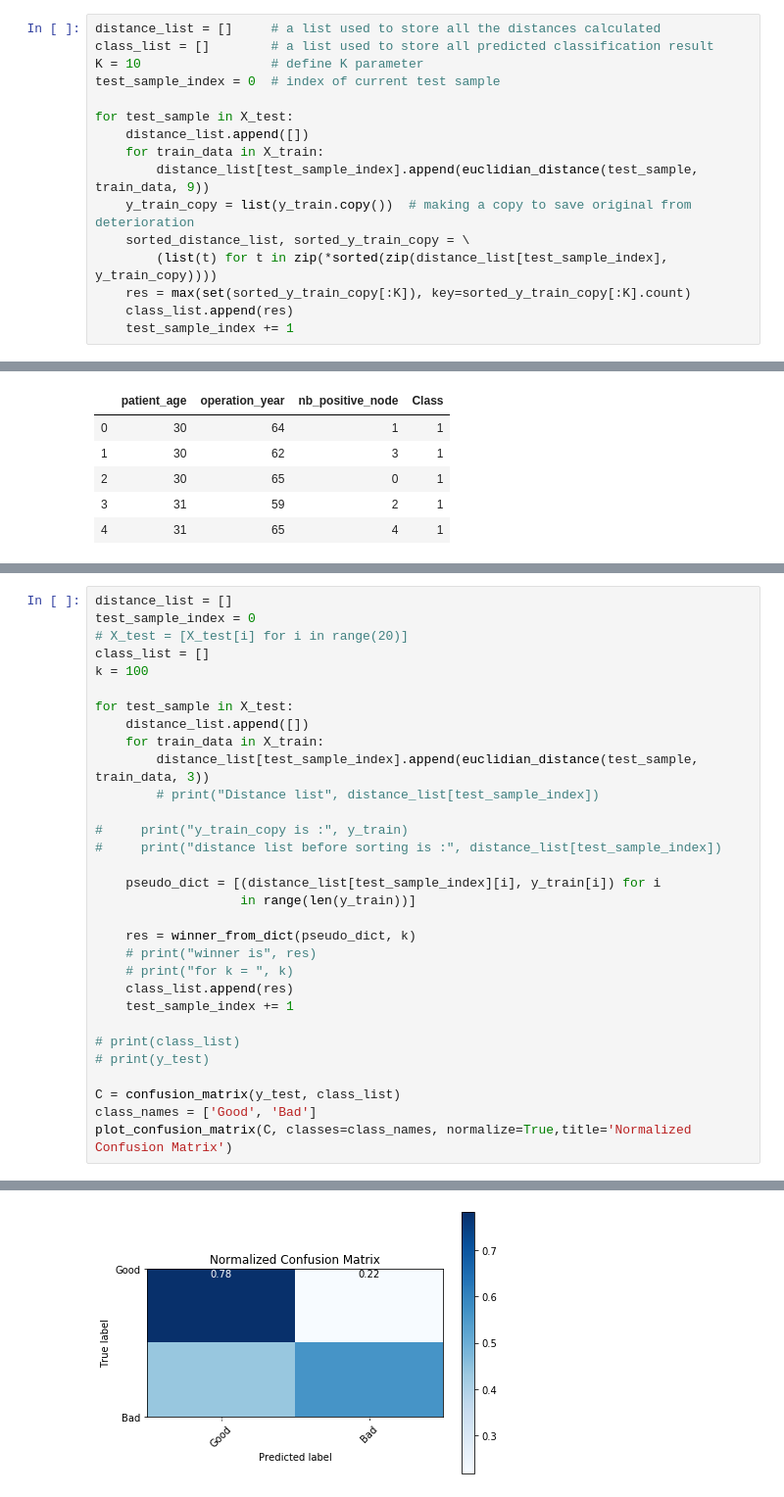
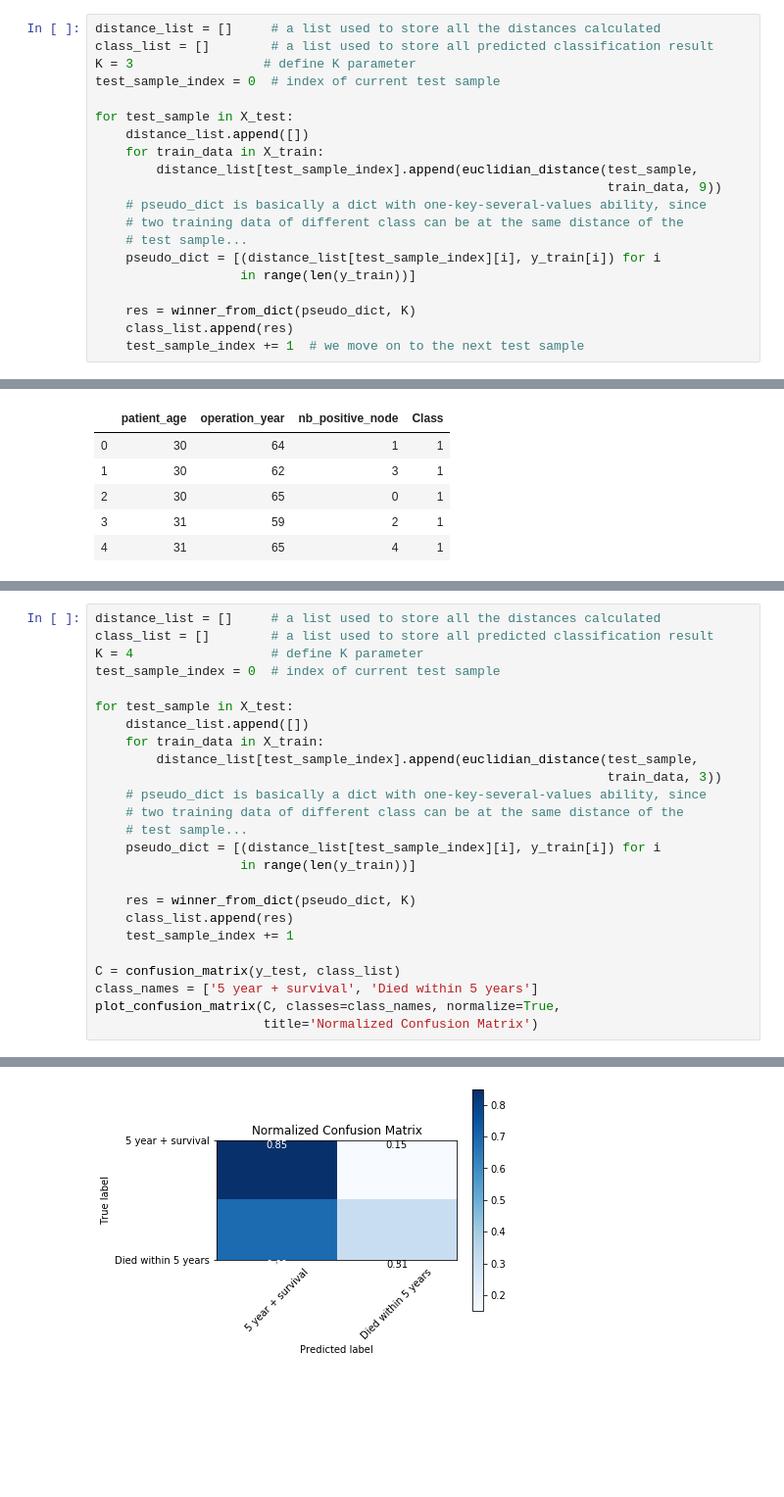
Before and after one commit to zroykhi/ROB311, a Jupyter notebook: TP1_KNN.ipynb, the cells around one changed output, grey strips where cells are left out. Shown at 98% size. Saved outputs shown, nothing was run; the diff lists cells and outputs as text; blank space fills up the shorter version.

```diff
--- a/TP1_KNN.ipynb
+++ b/TP1_KNN.ipynb
@@ -79,17 +125,21 @@ def euclidian_distance(X_test, X_train, length):
 # %%
 distance_list = []     # a list used to store all the distances calculated
 class_list = []        # a list used to store all predicted classification result
-K = 10                 # define K parameter
+K = 3                 # define K parameter
 test_sample_index = 0  # index of current test sample
 
 for test_sample in X_test:
     distance_list.append([])
     for train_data in X_train:
-        distance_list[test_sample_index].append(euclidian_distance(test_sample, train_data, 9))
-    y_train_copy = list(y_train.copy())  # making a copy to save original from deterioration
-    sorted_distance_list, sorted_y_train_copy = \
-        (list(t) for t in zip(*sorted(zip(distance_list[test_sample_index], y_train_copy))))
-    res = max(set(sorted_y_train_copy[:K]), key=sorted_y_train_copy[:K].count)
+        distance_list[test_sample_index].append(euclidian_distance(test_sample,
+                                                                   train_data, 9))
+    # pseudo_dict is basically a dict with one-key-several-values ability, since
+    # two training data of different class can be at the same distance of the
+    # test sample...
+    pseudo_dict = [(distance_list[test_sample_index][i], y_train[i]) for i
+                   in range(len(y_train))]
+
+    res = winner_from_dict(pseudo_dict, K)
     class_list.append(res)
-    test_sample_index += 1
+    test_sample_index += 1  # we move on to the next test sample
 # %%
@@ -215,33 +232,27 @@ def Sort(tup):
 # %%
-distance_list = []
-test_sample_index = 0
-# X_test = [X_test[i] for i in range(20)]
-class_list = []
-k = 100
+distance_list = []     # a list used to store all the distances calculated
+class_list = []        # a list used to store all predicted classification result
+K = 4                  # define K parameter
+test_sample_index = 0  # index of current test sample
 
 for test_sample in X_test:
     distance_list.append([])
     for train_data in X_train:
-        distance_list[test_sample_index].append(euclidian_distance(test_sample, train_data, 3))
-        # print("Distance list", distance_list[test_sample_index])
-
-#     print("y_train_copy is :", y_train)
-#     print("distance list before sorting is :", distance_list[test_sample_index])
-
+        distance_list[test_sample_index].append(euclidian_distance(test_sample,
+                                                                   train_data, 3))
+    # pseudo_dict is basically a dict with one-key-several-values ability, since
+    # two training data of different class can be at the same distance of the
+    # test sample...
     pseudo_dict = [(distance_list[test_sample_index][i], y_train[i]) for i
                    in range(len(y_train))]
 
-    res = winner_from_dict(pseudo_dict, k)
-    # print("winner is", res)
-    # print("for k = ", k)
+    res = winner_from_dict(pseudo_dict, K)
     class_list.append(res)
     test_sample_index += 1
 
-# print(class_list)
-# print(y_test)
-
 C = confusion_matrix(y_test, class_list)
-class_names = ['Good', 'Bad']
-plot_confusion_matrix(C, classes=class_names, normalize=True,title='Normalized Confusion Matrix')
+class_names = ['5 year + survival', 'Died within 5 years']
+plot_confusion_matrix(C, classes=class_names, normalize=True,
+                      title='Normalized Confusion Matrix')
 # %% [output]
 Normalized confusion matrix
@@ -250 +261 @@ Normalized confusion matrix
-[figure, old version]
+[figure, new version]
```
Also changed, not shown: parts of 18 cells of this notebook.
